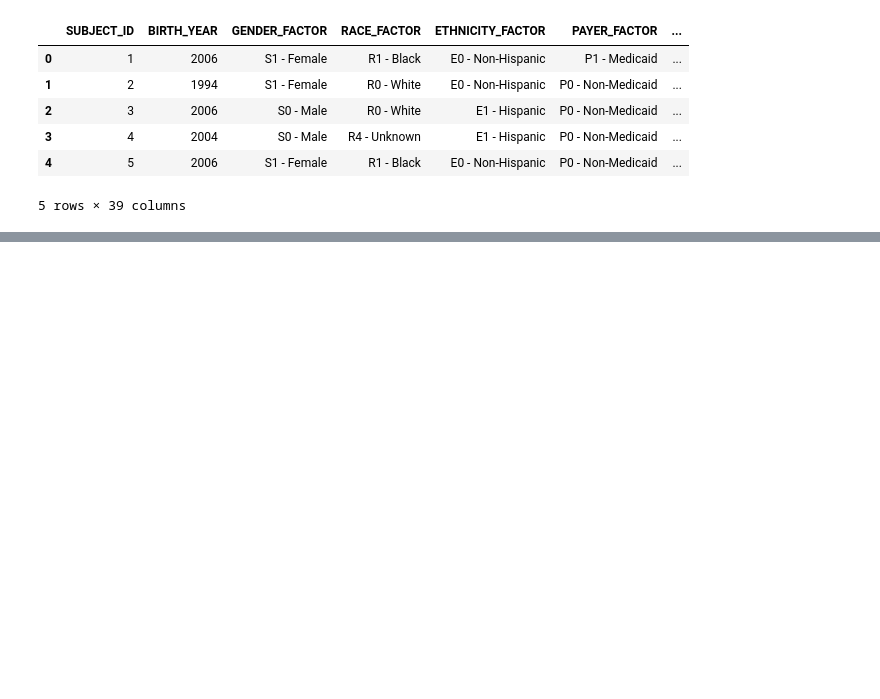
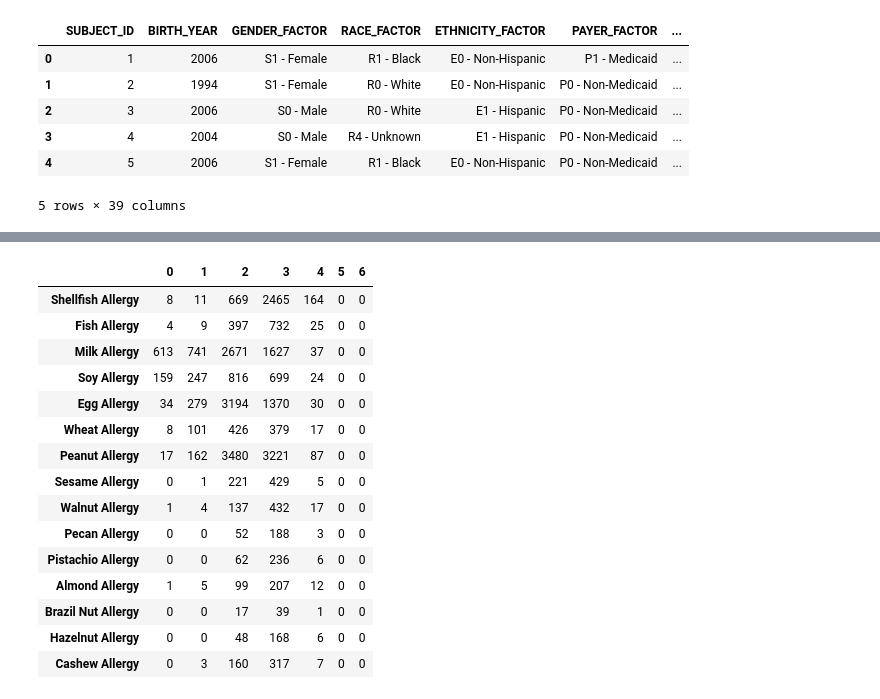
Before and after one commit to rbeebe1/project_01_group_01, a Jupyter notebook: app.ipynb, the cells around one changed output, grey strips where cells are left out. Cells and saved outputs as stored; diff of their text form; code cells hidden in the pictures; blank space fills up the shorter version.

```diff
--- a/app.ipynb
+++ b/app.ipynb
@@ -296,0 +299,19 @@ allergy_Payer_df.head()
+# %%
+nonmedicaid_rates
+# %% [output]
+|  | 0 | 1 | 2 | 3 | 4 | 5 | 6 |
+| Shellfish Allergy | 8 | 11 | 669 | 2465 | 164 | 0 | 0 |
+| Fish Allergy | 4 | 9 | 397 | 732 | 25 | 0 | 0 |
+| Milk Allergy | 613 | 741 | 2671 | 1627 | 37 | 0 | 0 |
+| Soy Allergy | 159 | 247 | 816 | 699 | 24 | 0 | 0 |
+| Egg Allergy | 34 | 279 | 3194 | 1370 | 30 | 0 | 0 |
+| Wheat Allergy | 8 | 101 | 426 | 379 | 17 | 0 | 0 |
+| Peanut Allergy | 17 | 162 | 3480 | 3221 | 87 | 0 | 0 |
+| Sesame Allergy | 0 | 1 | 221 | 429 | 5 | 0 | 0 |
+| Walnut Allergy | 1 | 4 | 137 | 432 | 17 | 0 | 0 |
+| Pecan Allergy | 0 | 0 | 52 | 188 | 3 | 0 | 0 |
+| Pistachio Allergy | 0 | 0 | 62 | 236 | 6 | 0 | 0 |
+| Almond Allergy | 1 | 5 | 99 | 207 | 12 | 0 | 0 |
+| Brazil Nut Allergy | 0 | 0 | 17 | 39 | 1 | 0 | 0 |
+| Hazelnut Allergy | 0 | 0 | 48 | 168 | 6 | 0 | 0 |
+| Cashew Allergy | 0 | 3 | 160 | 317 | 7 | 0 | 0 |
```
Also changed, not shown: parts of 26 cells of this notebook.
